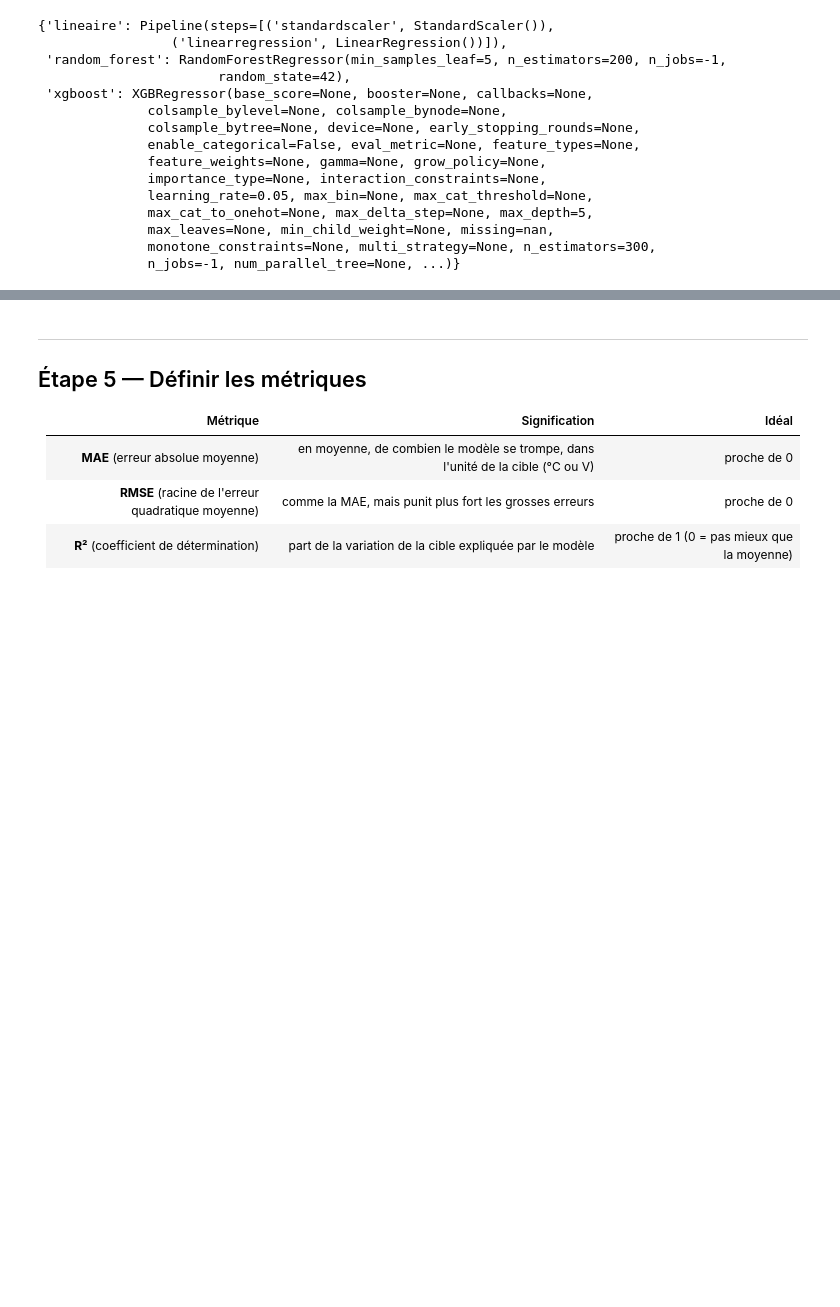
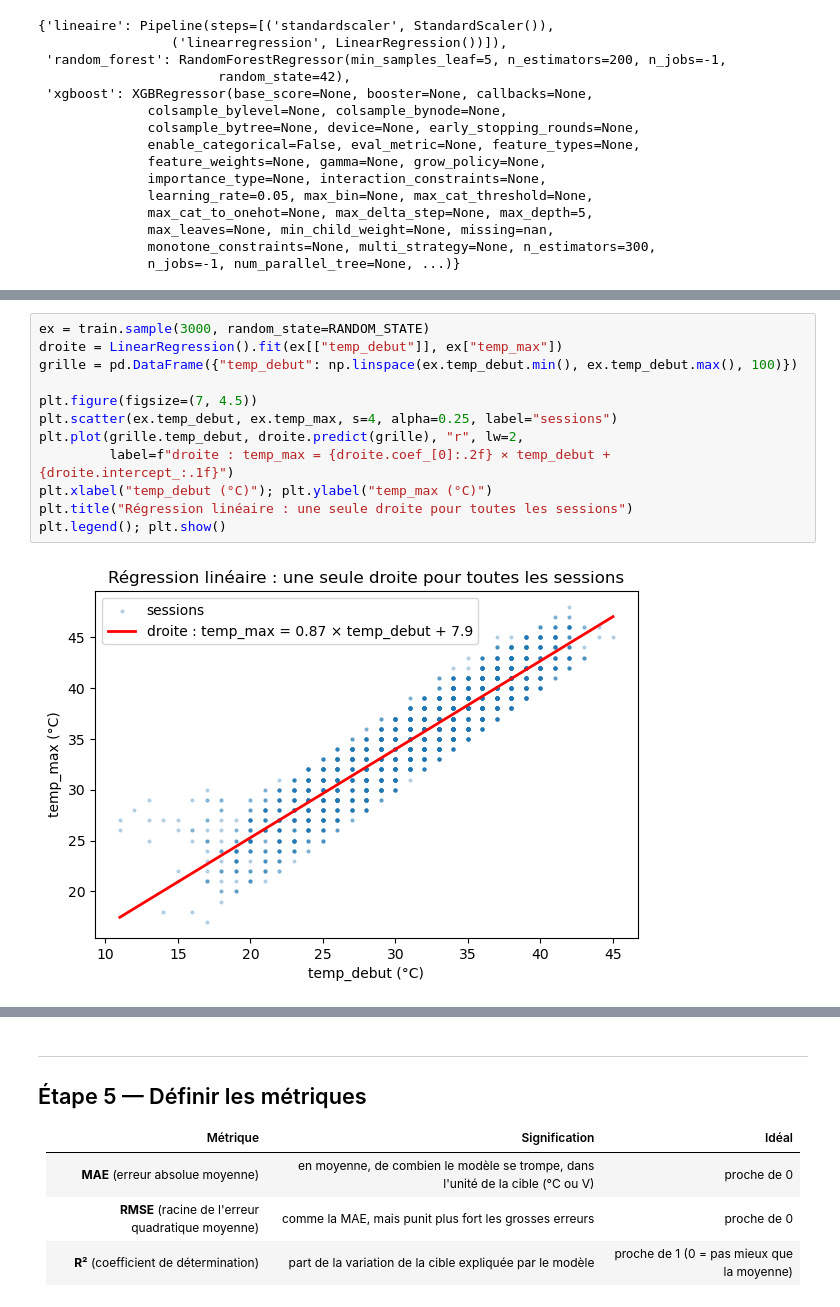
Before and after one commit to AMij0101982872/DETECTION-ANOMALIE-BATTERIE, a Jupyter notebook: notebooks/03_modele1_regression.ipynb, the cells around one changed output, grey strips where cells are left out. Saved outputs shown, nothing was run; the diff lists cells and outputs as text; blank space fills up the shorter version.

```diff
--- a/notebooks/03_modele1_regression.ipynb
+++ b/notebooks/03_modele1_regression.ipynb
@@ -238,0 +283,14 @@ creer_algorithmes()
+# %%
+ex = train.sample(3000, random_state=RANDOM_STATE)
+droite = LinearRegression().fit(ex[["temp_debut"]], ex["temp_max"])
+grille = pd.DataFrame({"temp_debut": np.linspace(ex.temp_debut.min(), ex.temp_debut.max(), 100)})
+
+plt.figure(figsize=(7, 4.5))
+plt.scatter(ex.temp_debut, ex.temp_max, s=4, alpha=0.25, label="sessions")
+plt.plot(grille.temp_debut, droite.predict(grille), "r", lw=2,
+         label=f"droite : temp_max = {droite.coef_[0]:.2f} × temp_debut + {droite.intercept_:.1f}")
+plt.xlabel("temp_debut (°C)"); plt.ylabel("temp_max (°C)")
+plt.title("Régression linéaire : une seule droite pour toutes les sessions")
+plt.legend(); plt.show()
+# %% [output]
+[figure, added]
```
Also changed, not shown: parts of 22 cells of this notebook, 4 other files.
